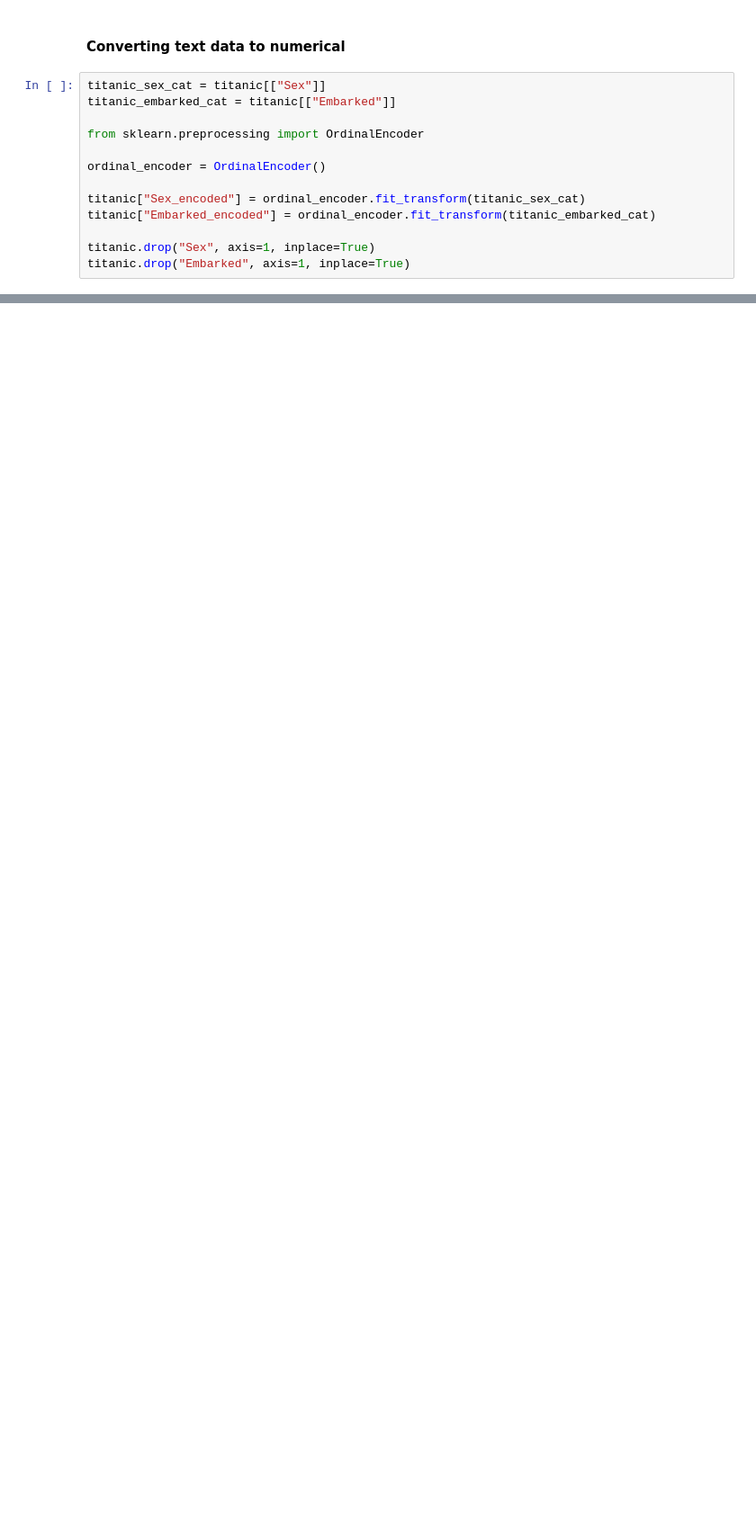
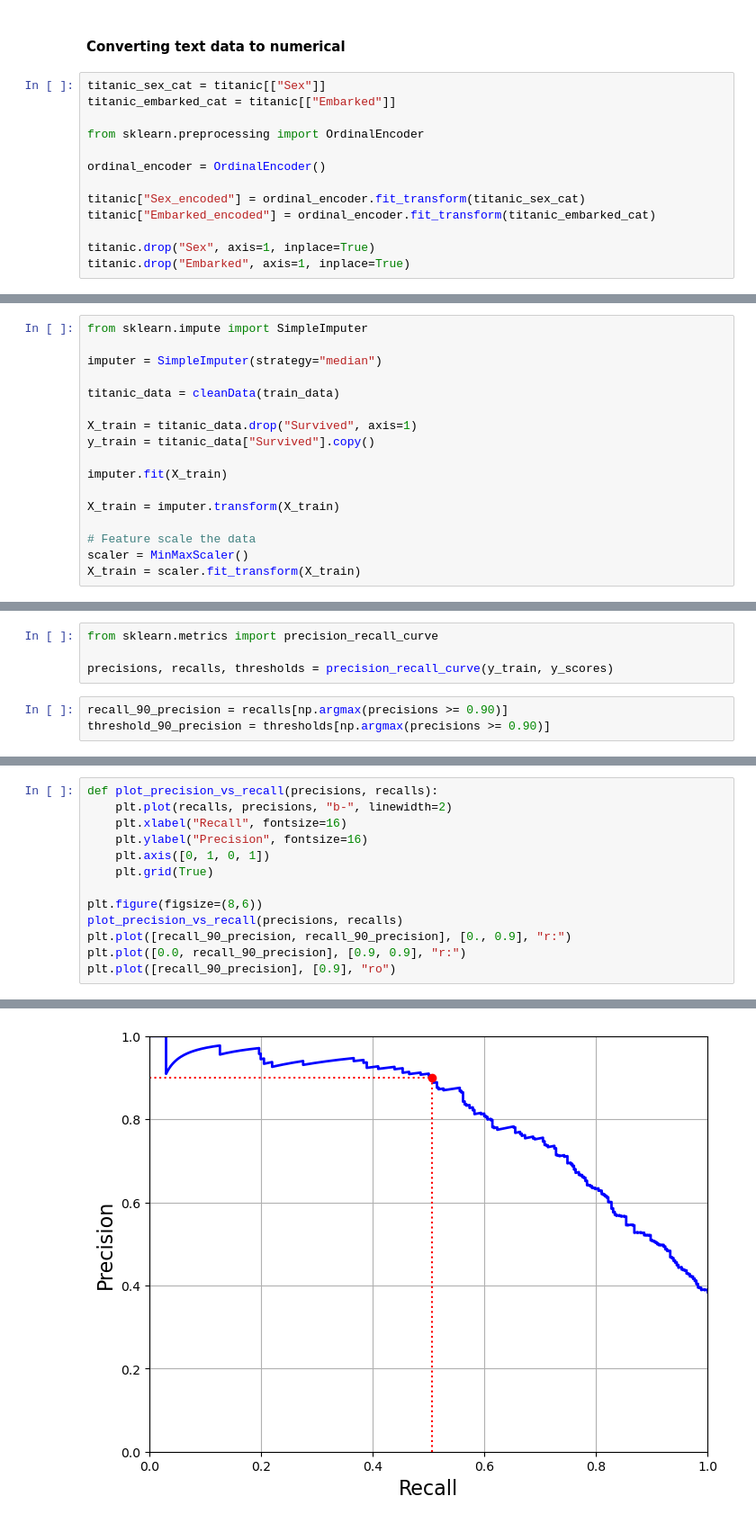
Before and after one commit to Gc0rp/Kaggle-Titanic-Competition, a Jupyter notebook: titanic/titanic_ml.ipynb, the cells around one changed output, grey strips where cells are left out. Shown at 90% size. Cells and saved outputs as stored; diff of their text form; blank space fills up the shorter version.

```diff
--- a/titanic/titanic_ml.ipynb
+++ b/titanic/titanic_ml.ipynb
@@ -412,0 +327,17 @@ sub.to_csv(f"titanic.csv")
+# %%
+from sklearn.impute import SimpleImputer
+
+imputer = SimpleImputer(strategy="median")
+
+titanic_data = cleanData(train_data)
+
+X_train = titanic_data.drop("Survived", axis=1)
+y_train = titanic_data["Survived"].copy()
+
+imputer.fit(X_train)
+
+X_train = imputer.transform(X_train)
+
+# Feature scale the data
+scaler = MinMaxScaler()
+X_train = scaler.fit_transform(X_train)
@@ -412,0 +383,7 @@ sub.to_csv(f"titanic.csv")
+# %%
+from sklearn.metrics import precision_recall_curve
+
+precisions, recalls, thresholds = precision_recall_curve(y_train, y_scores)
+# %%
+recall_90_precision = recalls[np.argmax(precisions >= 0.90)]
+threshold_90_precision = thresholds[np.argmax(precisions >= 0.90)]
@@ -412,0 +410,14 @@ sub.to_csv(f"titanic.csv")
+# %%
+def plot_precision_vs_recall(precisions, recalls):
+    plt.plot(recalls, precisions, "b-", linewidth=2)
+    plt.xlabel("Recall", fontsize=16)
+    plt.ylabel("Precision", fontsize=16)
+    plt.axis([0, 1, 0, 1])
+    plt.grid(True)
+
+plt.figure(figsize=(8,6))
+plot_precision_vs_recall(precisions, recalls)
+plt.plot([recall_90_precision, recall_90_precision], [0., 0.9], "r:")
+plt.plot([0.0, recall_90_precision], [0.9, 0.9], "r:")
+plt.plot([recall_90_precision], [0.9], "ro")
+# %% [output]
@@ -412,0 +425 @@ sub.to_csv(f"titanic.csv")
+[figure, added]
```
Also changed, not shown: parts of 68 cells of this notebook, 1 other file.
